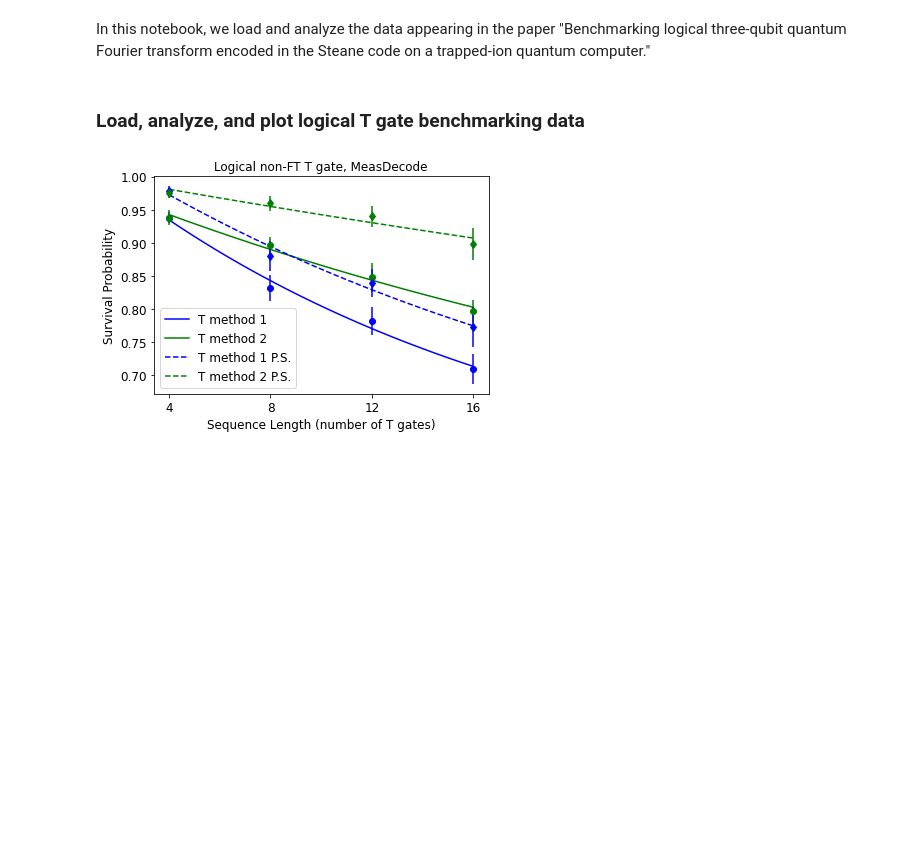
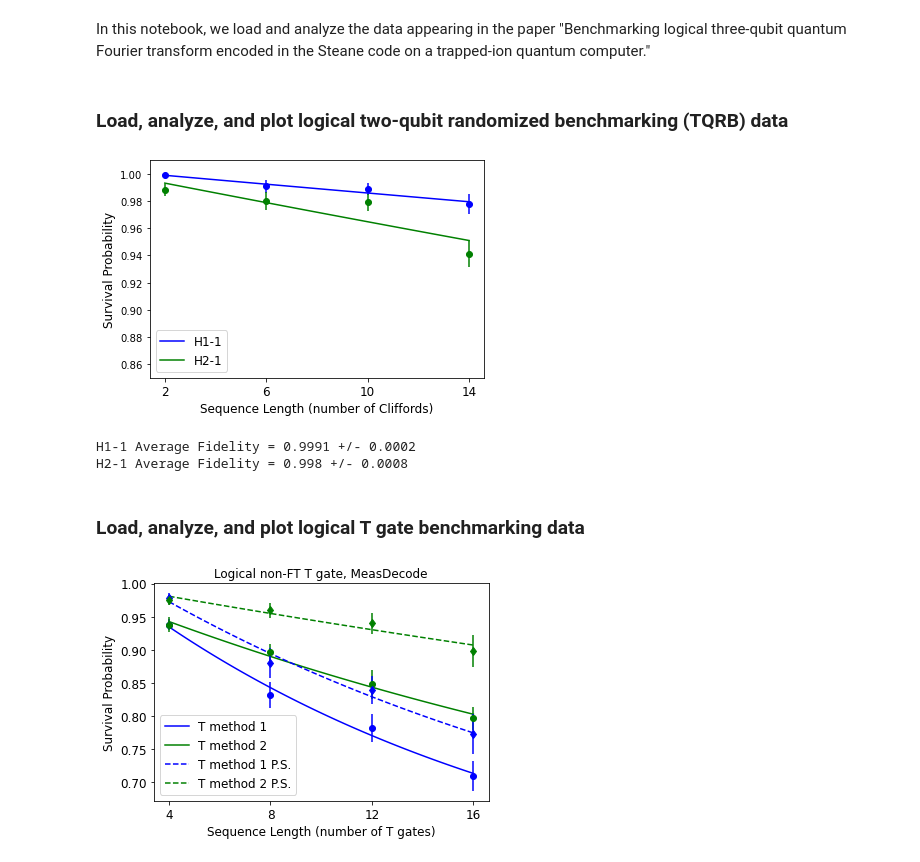
Before and after one commit to khmayer01/Logical-QFT-paper-data, a Jupyter notebook: analysis/Analyze data for paper.ipynb, the cells around one changed output. Cells and saved outputs as stored; diff of their text form; code cells hidden in the pictures; blank space fills up the shorter version.

Commit message:
added TQRB to repo

```diff
--- a/analysis/Analyze data for paper.ipynb
+++ b/analysis/Analyze data for paper.ipynb
@@ -25,6 +26,20 @@ def load_data(filename):
         job_data = json.load(file)
 
     return job_data
+# %% [markdown]
+### Load, analyze, and plot logical two-qubit randomized benchmarking (TQRB) data
+# %%
+TQRB_results_H1_1 = load_data('TQRB_H1-1_data.json')
+TQRB_results_H2_1 = load_data('TQRB_H2-1_data.json')
+
+TQRB_data1 = analyze_TQRB_results(TQRB_results_H1_1)
+TQRB_data2 = analyze_TQRB_results(TQRB_results_H2_1)
+
+plot_TQRB_data(TQRB_data1, TQRB_data2)
+# %% [output]
+[figure, added]
+H1-1 Average Fidelity = 0.9991 +/- 0.0002
+H2-1 Average Fidelity = 0.998 +/- 0.0008
 # %% [markdown]
 ### Load, analyze, and plot logical T gate benchmarking data
 # %%
```
Also changed, not shown: parts of 2 cells of this notebook, 1 other file.
